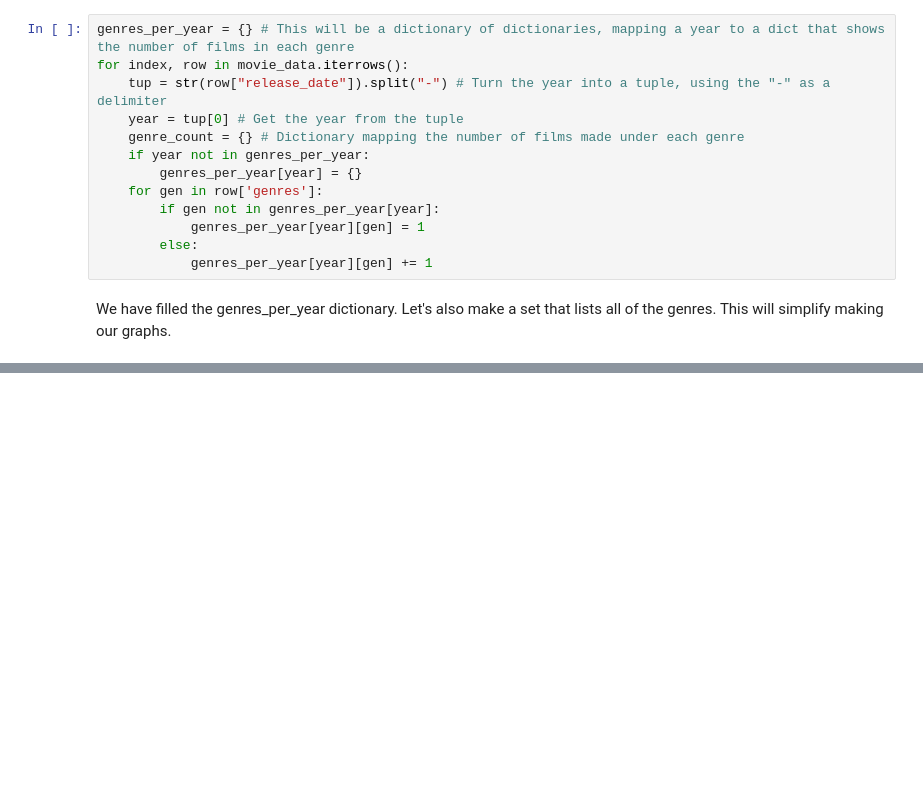
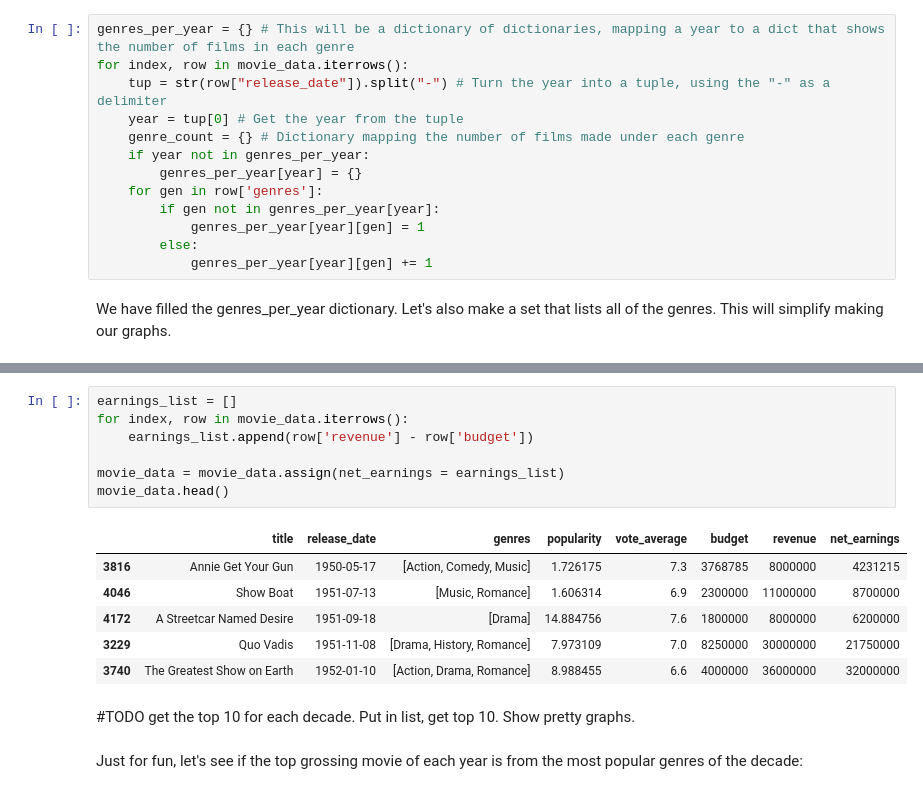
Before and after one commit to a2kovalev/320tutorial, a Jupyter notebook: final-alexander_kovalev.ipynb, the cells around one changed output, grey strips where cells are left out. Cells and saved outputs as stored; diff of their text form; blank space fills up the shorter version.

```diff
--- a/final-alexander_kovalev.ipynb
+++ b/final-alexander_kovalev.ipynb
@@ -215,0 +348,18 @@ for gen in genre_set:
+# %%
+earnings_list = []
+for index, row in movie_data.iterrows():
+    earnings_list.append(row['revenue'] - row['budget'])
+
+movie_data = movie_data.assign(net_earnings = earnings_list)
+movie_data.head()
+# %% [output]
+|  | title | release_date | genres | popularity | vote_average | budget | revenue | net_earnings |
+| 3816 | Annie Get Your Gun | 1950-05-17 | [Action, Comedy, Music] | 1.726175 | 7.3 | 3768785 | 8000000 | 4231215 |
+| 4046 | Show Boat | 1951-07-13 | [Music, Romance] | 1.606314 | 6.9 | 2300000 | 11000000 | 8700000 |
+| 4172 | A Streetcar Named Desire | 1951-09-18 | [Drama] | 14.884756 | 7.6 | 1800000 | 8000000 | 6200000 |
+| 3229 | Quo Vadis | 1951-11-08 | [Drama, History, Romance] | 7.973109 | 7.0 | 8250000 | 30000000 | 21750000 |
+| 3740 | The Greatest Show on Earth | 1952-01-10 | [Action, Drama, Romance] | 8.988455 | 6.6 | 4000000 | 36000000 | 32000000 |
+# %% [markdown]
+#TODO get the top 10 for each decade. Put in list, get top 10. Show pretty graphs.
+# %% [markdown]
+Just for fun, let's see if the top grossing movie of each year is from the most popular genres of the decade:
```
Also changed, not shown: parts of 11 cells of this notebook.
